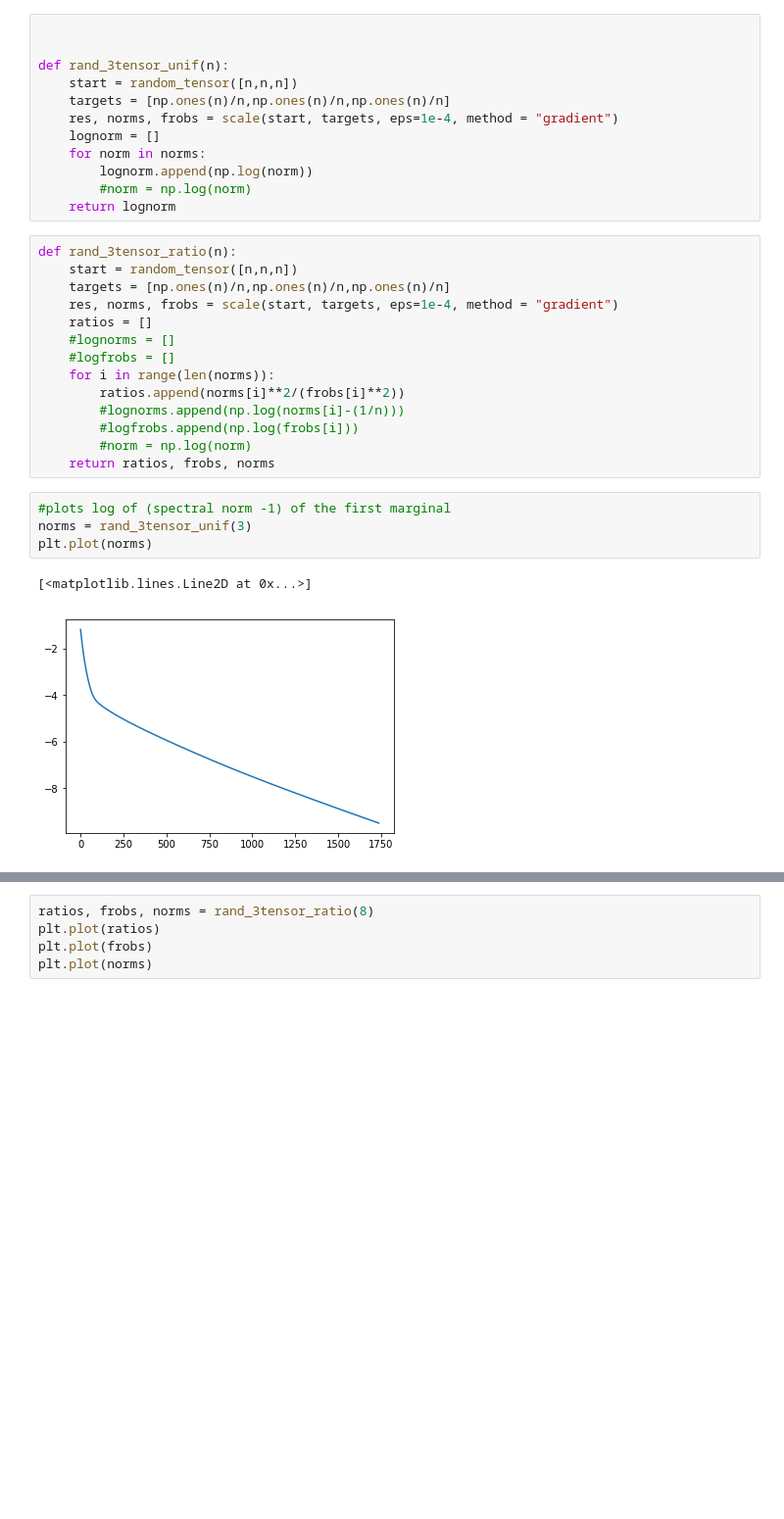
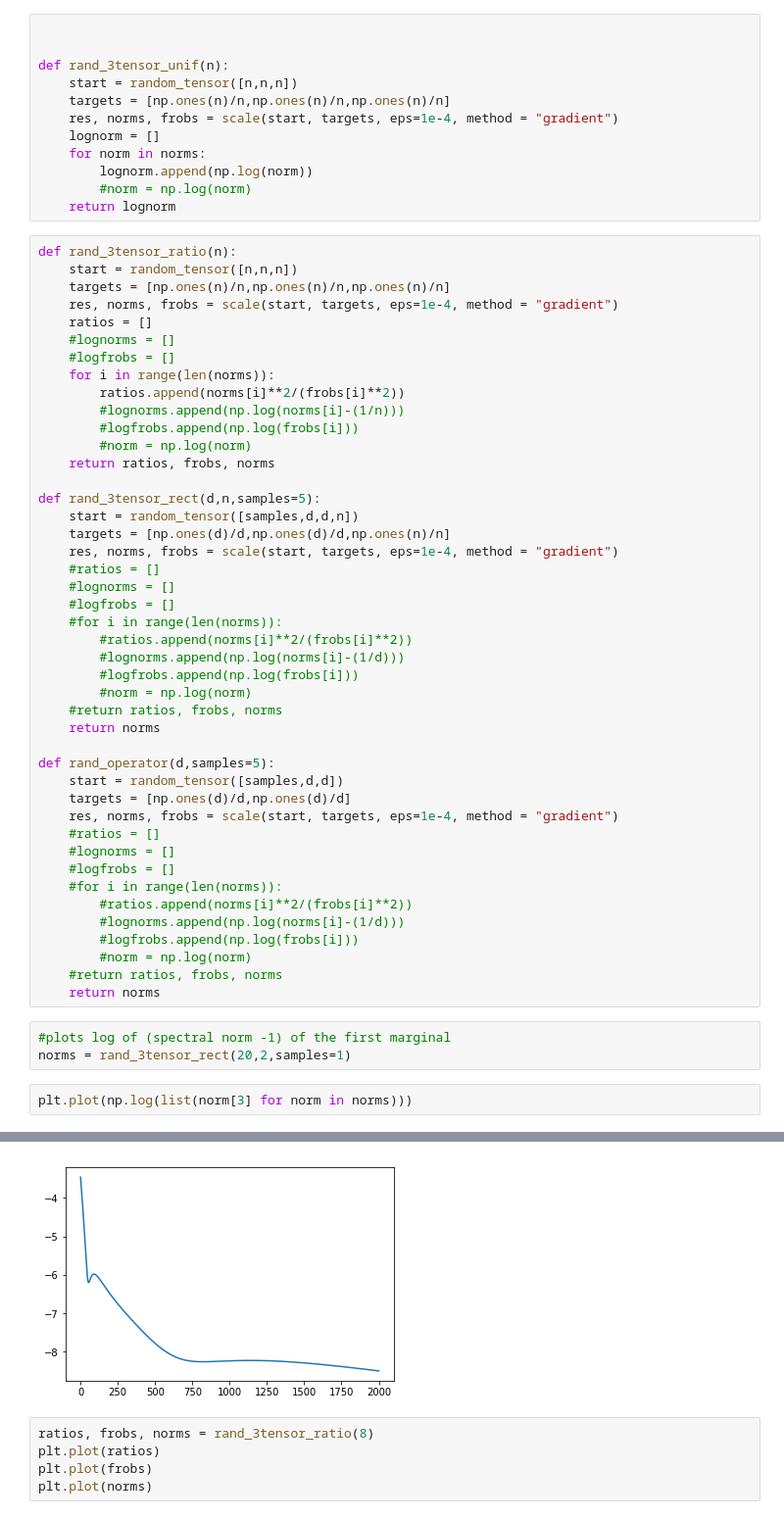
Before and after one commit to qi-rub/tensorscaling, a Jupyter notebook: tensorscaling.ipynb, the cells around one changed output, grey strips where cells are left out. Shown: that part at 98% size. Cells and saved outputs as stored; diff of their text form; blank space fills up the shorter version.

```diff
--- a/tensorscaling.ipynb
+++ b/tensorscaling.ipynb
@@ -79,10 +97,39 @@ def rand_3tensor_ratio(n):
         #logfrobs.append(np.log(frobs[i]))
         #norm = np.log(norm)
     return ratios, frobs, norms
+
+def rand_3tensor_rect(d,n,samples=5):
+    start = random_tensor([samples,d,d,n])
+    targets = [np.ones(d)/d,np.ones(d)/d,np.ones(n)/n]
+    res, norms, frobs = scale(start, targets, eps=1e-4, method = "gradient")
+    #ratios = []
+    #lognorms = []
+    #logfrobs = []
+    #for i in range(len(norms)):
+        #ratios.append(norms[i]**2/(frobs[i]**2))
+        #lognorms.append(np.log(norms[i]-(1/d)))
+        #logfrobs.append(np.log(frobs[i]))
+        #norm = np.log(norm)
+    #return ratios, frobs, norms
+    return norms
+
+def rand_operator(d,samples=5):
+    start = random_tensor([samples,d,d])
+    targets = [np.ones(d)/d,np.ones(d)/d]
+    res, norms, frobs = scale(start, targets, eps=1e-4, method = "gradient")
+    #ratios = []
+    #lognorms = []
+    #logfrobs = []
+    #for i in range(len(norms)):
+        #ratios.append(norms[i]**2/(frobs[i]**2))
+        #lognorms.append(np.log(norms[i]-(1/d)))
+        #logfrobs.append(np.log(frobs[i]))
+        #norm = np.log(norm)
+    #return ratios, frobs, norms
+    return norms
 # %%
 #plots log of (spectral norm -1) of the first marginal
-norms = rand_3tensor_unif(3)
-plt.plot(norms)
+norms = rand_3tensor_rect(20,2,samples=1)
-# %% [output]
-[<matplotlib.lines.Line2D at 0x...>]
-[figure, removed]
+# %%
+plt.plot(np.log(list(norm[3] for norm in norms)))
+# %% [output]
@@ -89,3 +137,4 @@ plt.plot(norms)
+[figure, added]
 # %%
 ratios, frobs, norms = rand_3tensor_ratio(8)
 plt.plot(ratios)
```
Also changed, not shown: parts of 5 cells of this notebook, 1 other file.
